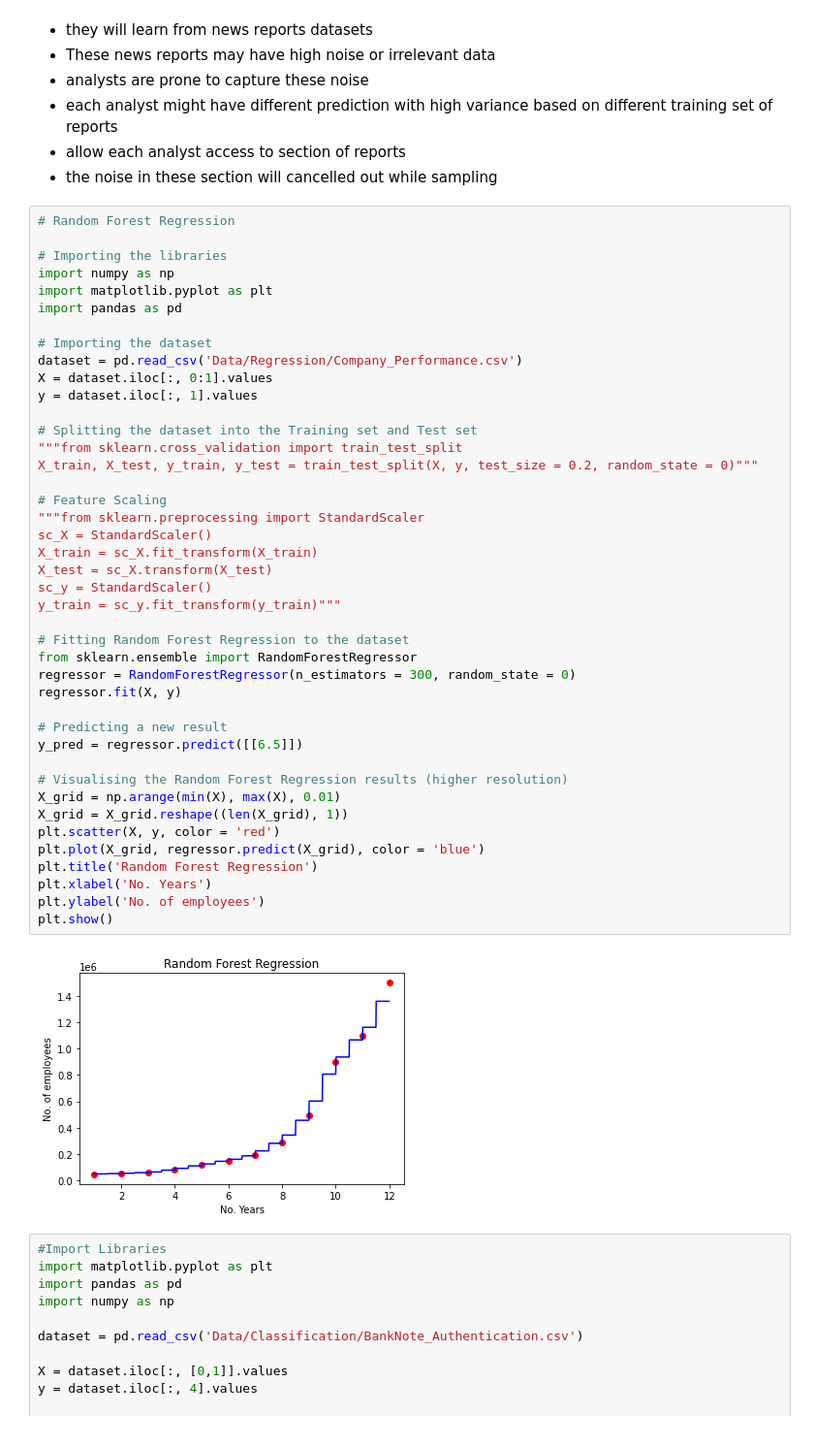
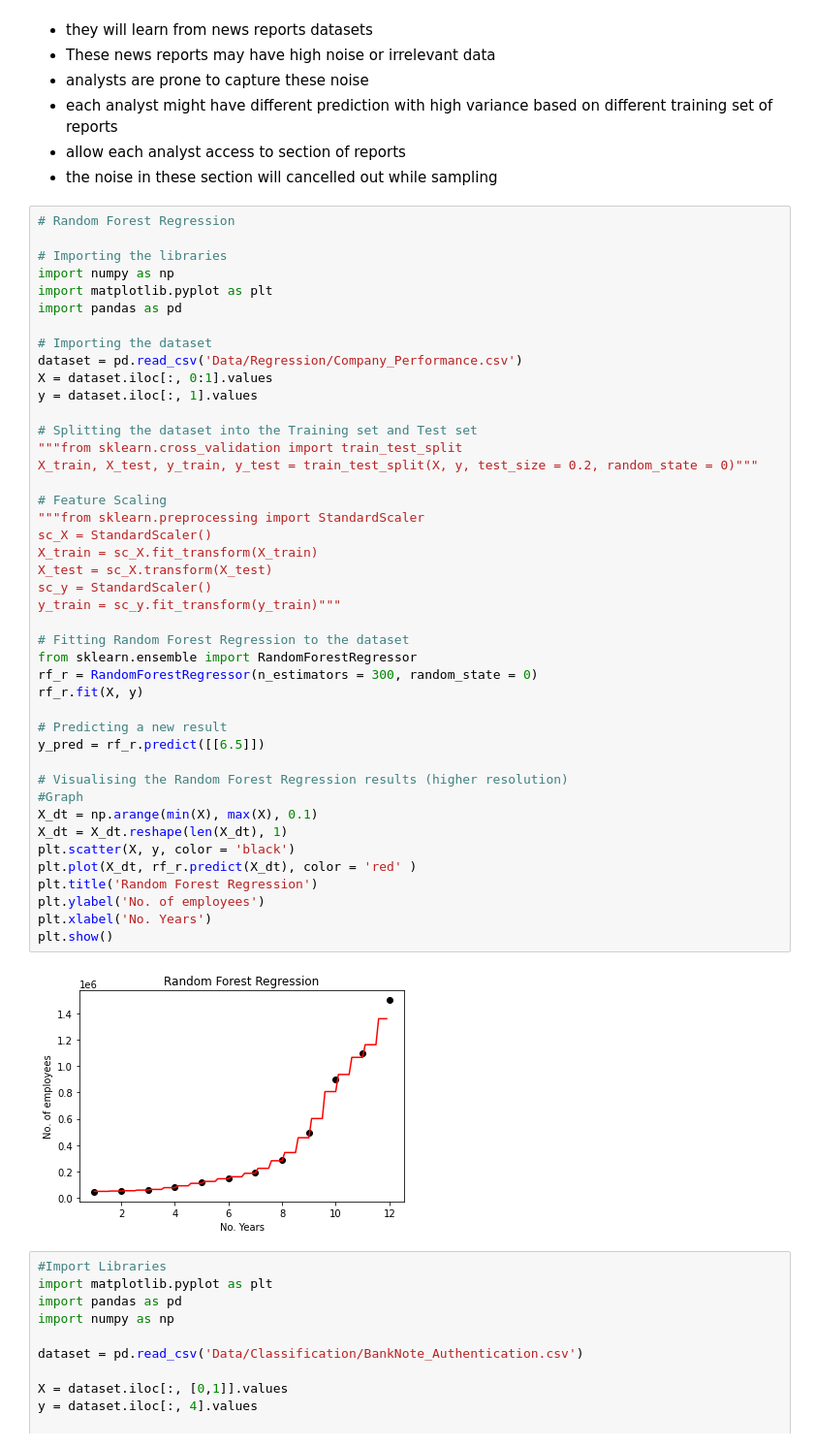
Before and after one commit to bansalrishi/MachineLearningWithPython_UD, a Jupyter notebook: 09. Random Forest.ipynb, the cells around one changed output. Shown: that part at 97% size. Drawn from its saved outputs; the diff is of its cells as text.

```diff
--- a/09. Random Forest.ipynb
+++ b/09. Random Forest.ipynb
@@ -40,42 +40,43 @@ import numpy as np
 import matplotlib.pyplot as plt
 import pandas as pd
 
 # Importing the dataset
 dataset = pd.read_csv('Data/Regression/Company_Performance.csv')
 X = dataset.iloc[:, 0:1].values
 y = dataset.iloc[:, 1].values
 
 # Splitting the dataset into the Training set and Test set
 """from sklearn.cross_validation import train_test_split
 X_train, X_test, y_train, y_test = train_test_split(X, y, test_size = 0.2, random_state = 0)"""
 
 # Feature Scaling
 """from sklearn.preprocessing import StandardScaler
 sc_X = StandardScaler()
 X_train = sc_X.fit_transform(X_train)
 X_test = sc_X.transform(X_test)
 sc_y = StandardScaler()
 y_train = sc_y.fit_transform(y_train)"""
 
 # Fitting Random Forest Regression to the dataset
 from sklearn.ensemble import RandomForestRegressor
-regressor = RandomForestRegressor(n_estimators = 300, random_state = 0)
-regressor.fit(X, y)
+rf_r = RandomForestRegressor(n_estimators = 300, random_state = 0)
+rf_r.fit(X, y)
 
 # Predicting a new result
-y_pred = regressor.predict([[6.5]])
+y_pred = rf_r.predict([[6.5]])
 
 # Visualising the Random Forest Regression results (higher resolution)
-X_grid = np.arange(min(X), max(X), 0.01)
-X_grid = X_grid.reshape((len(X_grid), 1))
-plt.scatter(X, y, color = 'red')
-plt.plot(X_grid, regressor.predict(X_grid), color = 'blue')
+#Graph
+X_dt = np.arange(min(X), max(X), 0.1)
+X_dt = X_dt.reshape(len(X_dt), 1)
+plt.scatter(X, y, color = 'black')
+plt.plot(X_dt, rf_r.predict(X_dt), color = 'red' )
 plt.title('Random Forest Regression')
+plt.ylabel('No. of employees')
 plt.xlabel('No. Years')
-plt.ylabel('No. of employees')
 plt.show()
 # %% [output]
-[figure, old version]
+[figure, new version]
 # %%
 #Import Libraries
 import matplotlib.pyplot as plt
```
